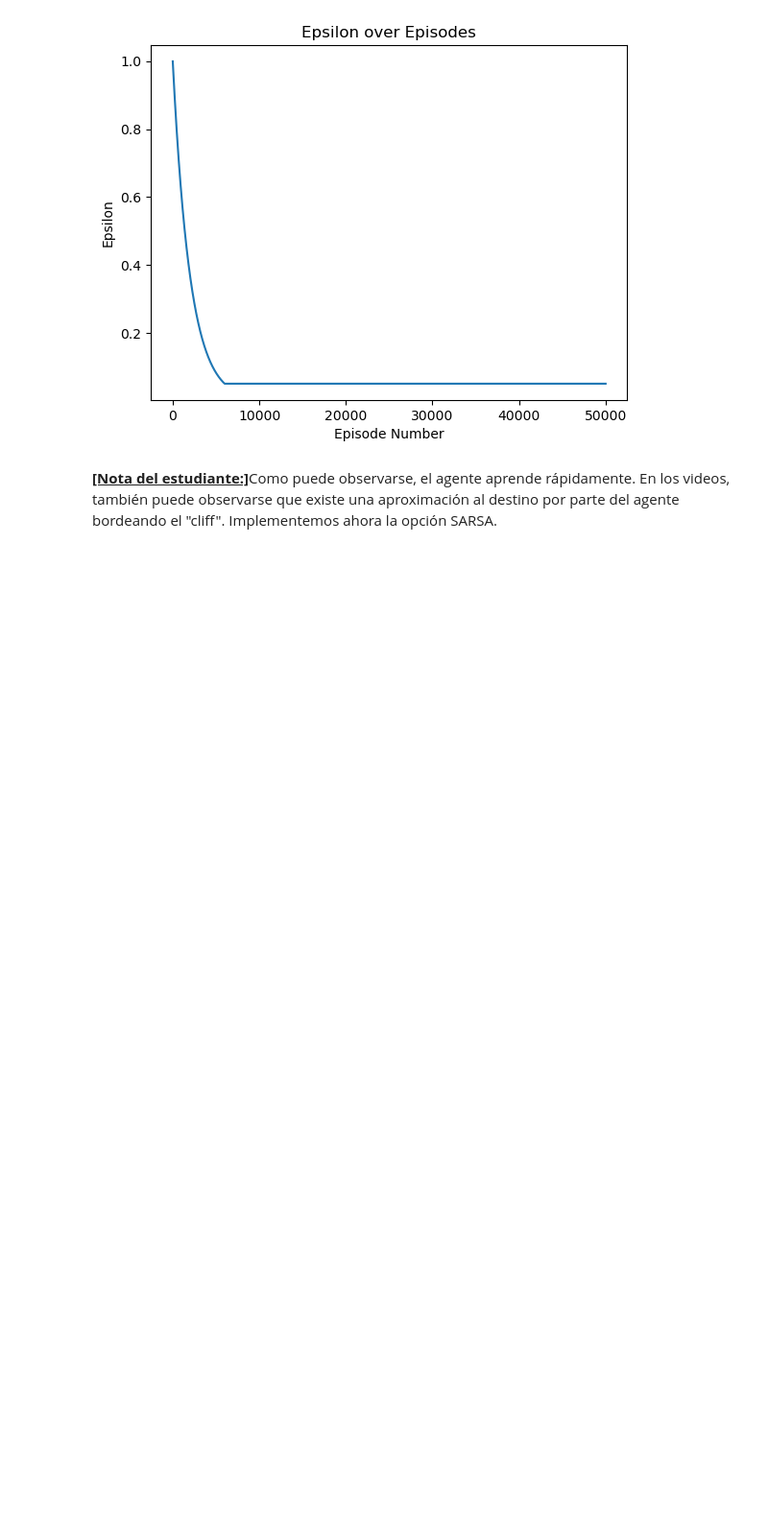
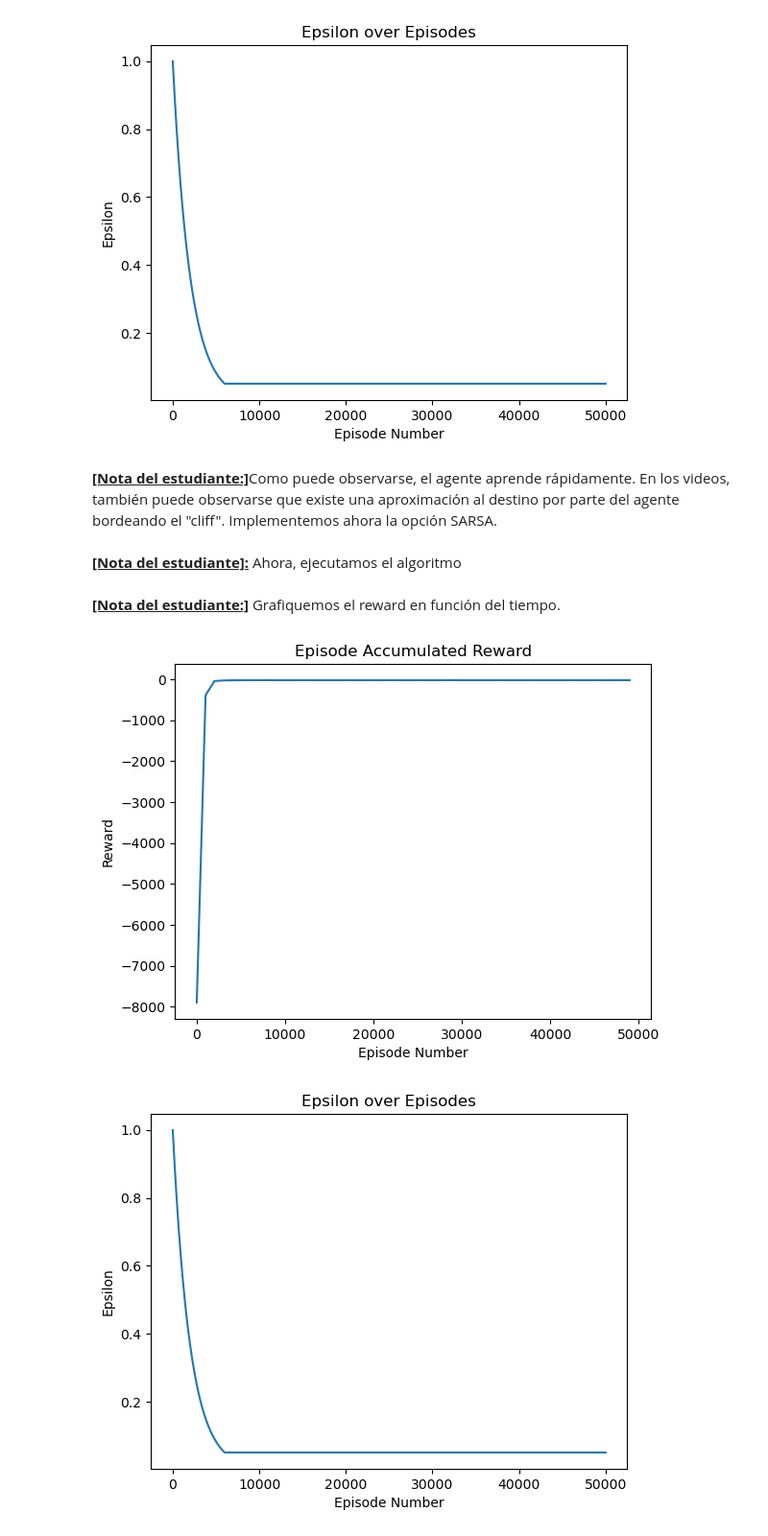
Before and after one commit to bluezombie/talleria-lab04, a Jupyter notebook: Temporal Difference-letra.ipynb, the cells around one changed output. Shown at 96% size. Saved outputs shown, nothing was run; the diff lists cells and outputs as text; code cells hidden in the pictures; blank space fills up the shorter version.

Commit message:
Se implementa Cliff Walking, con q-learning y sarsa

```diff
--- a/Temporal Difference-letra.ipynb
+++ b/Temporal Difference-letra.ipynb
@@ -505,0 +573,15 @@ plot_epsilon(epsilons_ql_cliff)
+# %% [markdown]
+**<u>[Nota del estudiante]:</u>** Ahora, ejecutamos el algoritmo
+# %%
+NUMBER_EPISODES = 50_000
+
+env = get_env_cliff_walking(record_video=True, record_every=1_000, folder="./videos/q_sarsa_training")
+Q_sarsa_cliff, rewards_sarsa_cliff, epsilons_sarsa_cliff = sarsa_for_cliff_walking(env, num_episodes=NUMBER_EPISODES)
+# %% [markdown]
+**<u>[Nota del estudiante:]</u>** Grafiquemos el reward en función del tiempo.
+# %%
+plot_rewards(rewards_sarsa_cliff)
+plot_epsilon(epsilons_sarsa_cliff)
+# %% [output]
+[figure, added]
+[figure, added]
```
Also changed, not shown: parts of 8 cells of this notebook.
